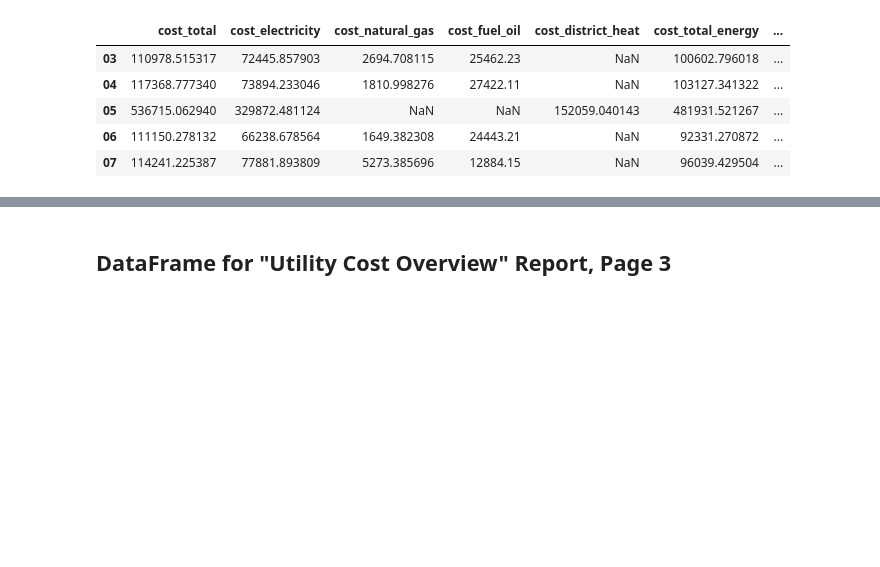
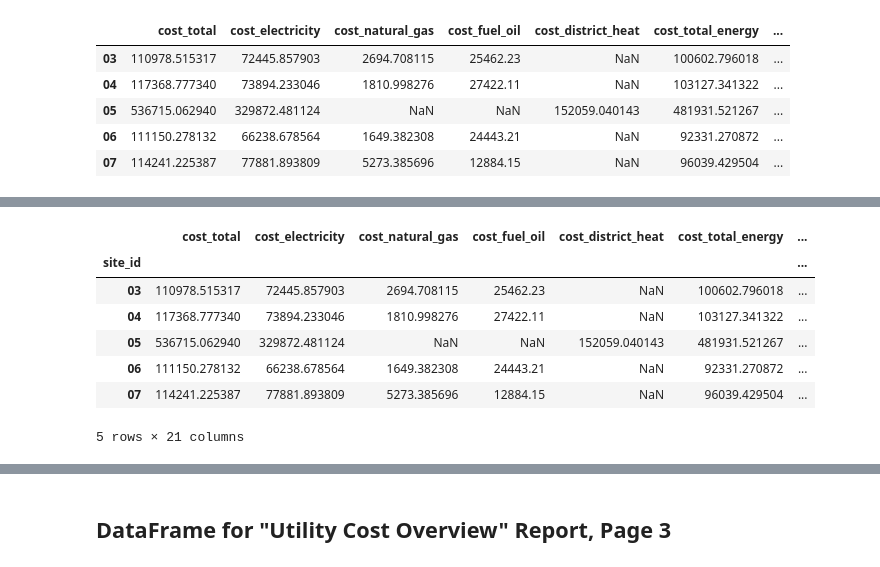
Before and after one commit to alanmitchell/fnsb-benchmark, a Jupyter notebook: testing/alan_report_pages.ipynb, the cells around one changed output, grey strips where cells are left out. Cells and saved outputs as stored; diff of their text form; code cells hidden in the pictures; blank space fills up the shorter version.

```diff
--- a/testing/alan_report_pages.ipynb
+++ b/testing/alan_report_pages.ipynb
@@ -292,0 +358,15 @@ df_final.head()
+# %%
+# Calculate per square foot values for each building.
+df_final['eui'] = df_final.mmbtu_total * 1e3 / df_final.sq_ft
+df_final['eci'] = df_final.cost_total_energy / df_final.sq_ft
+df_final['hdd_eui'] = df_final.mmbtu_total_heat * 1e6 / df_final.sq_ft / df_final.degree_days
+df_final.head()
+# %% [output]
+|  | cost_total | cost_electricity | cost_natural_gas | cost_fuel_oil | cost_district_heat | cost_total_energy | ... |
+| site_id |  |  |  |  |  |  | ... |
+| 03 | 110978.515317 | 72445.857903 | 2694.708115 | 25462.23 | NaN | 100602.796018 | ... |
+| 04 | 117368.777340 | 73894.233046 | 1810.998276 | 27422.11 | NaN | 103127.341322 | ... |
+| 05 | 536715.062940 | 329872.481124 | NaN | NaN | 152059.040143 | 481931.521267 | ... |
+| 06 | 111150.278132 | 66238.678564 | 1649.382308 | 24443.21 | NaN | 92331.270872 | ... |
+| 07 | 114241.225387 | 77881.893809 | 5273.385696 | 12884.15 | NaN | 96039.429504 | ... |
+5 rows × 21 columns
```
Also changed, not shown: parts of 7 cells of this notebook.
